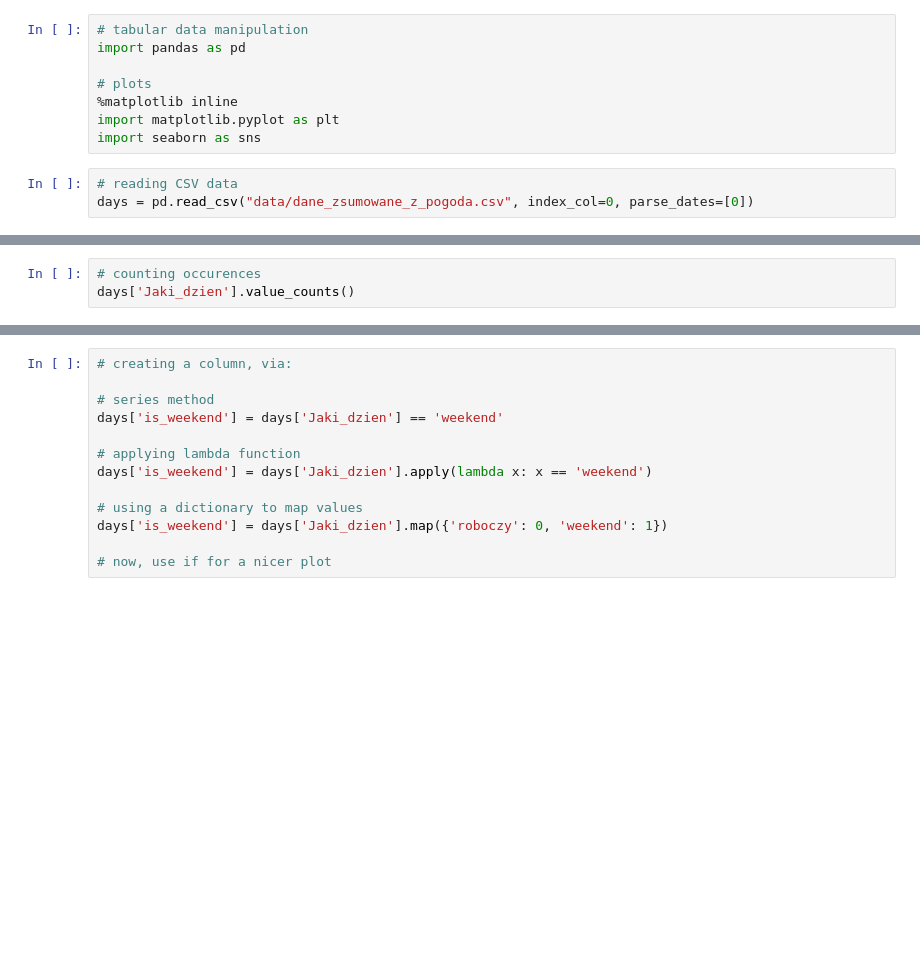
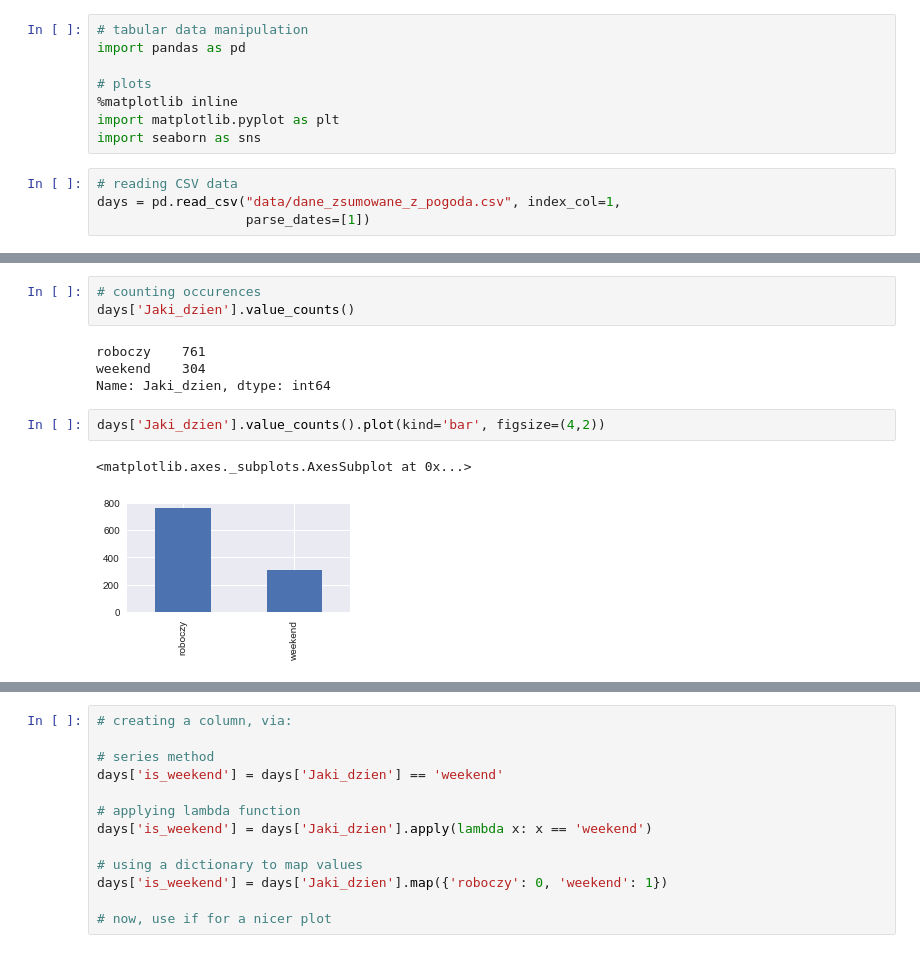
Before and after one commit to stared/uw-ml-python-2017, a Jupyter notebook: 2_data_exploration.ipynb, the cells around one changed output, grey strips where cells are left out. Drawn from its saved outputs; the diff is of its cells as text; blank space fills up the shorter version.

```diff
--- a/2_data_exploration.ipynb
+++ b/2_data_exploration.ipynb
@@ -26,7 +26,8 @@ import matplotlib.pyplot as plt
 import seaborn as sns
 # %%
 # reading CSV data
-days = pd.read_csv("data/dane_zsumowane_z_pogoda.csv", index_col=0, parse_dates=[0])
+days = pd.read_csv("data/dane_zsumowane_z_pogoda.csv", index_col=1,
+                   parse_dates=[1])
 # %%
 # first entries
 days.head()
@@ -53,6 +136,15 @@ days['Jaki_dzien'].head(8)
 # %%
 # counting occurences
 days['Jaki_dzien'].value_counts()
+# %% [output]
+roboczy    761
+weekend    304
+Name: Jaki_dzien, dtype: int64
+# %%
+days['Jaki_dzien'].value_counts().plot(kind='bar', figsize=(4,2))
+# %% [output]
+<matplotlib.axes._subplots.AxesSubplot at 0x...>
+[figure, added]
 # %%
 # maximal values per column
 days.max()
```
Also changed, not shown: parts of 25 cells of this notebook, 8 other files.
